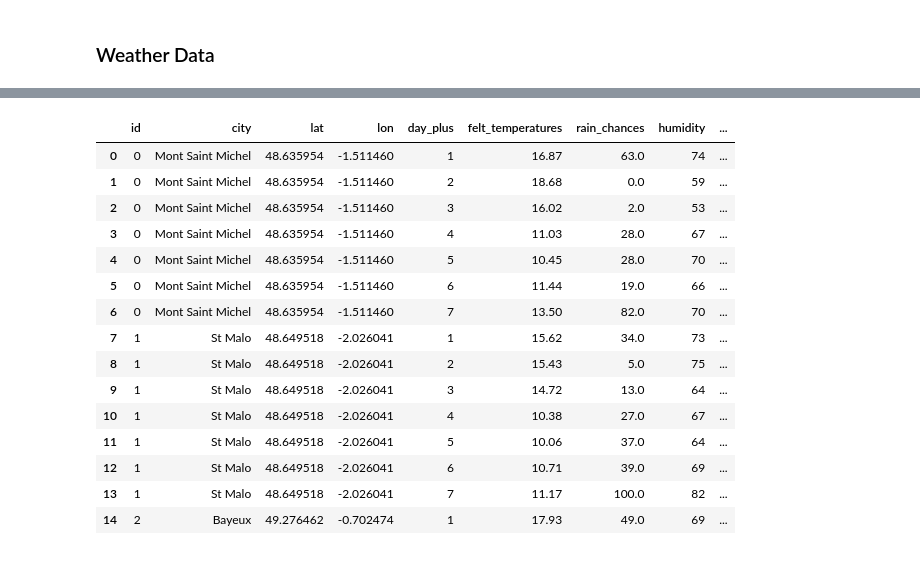
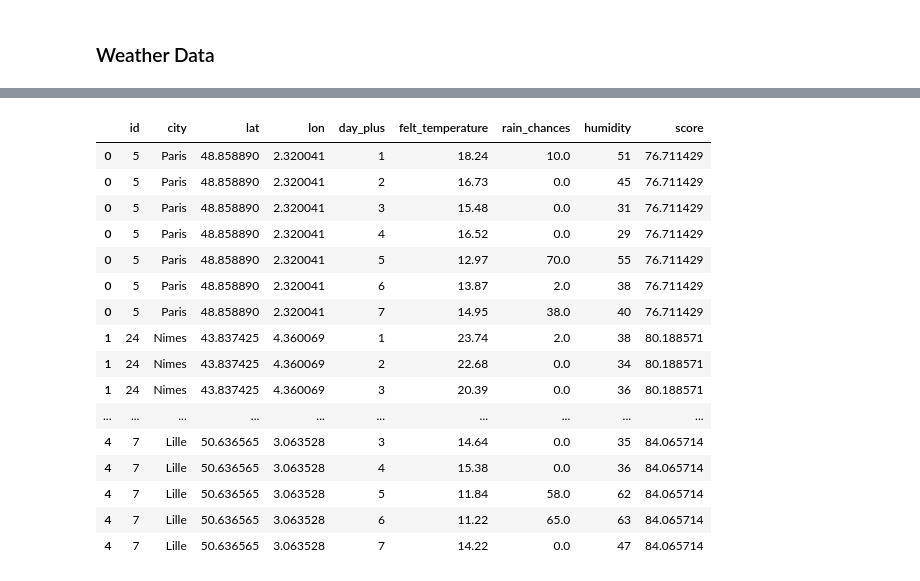
Before and after one commit to GuillaumeArp/Kayak_Project, a Jupyter notebook: kayak.ipynb, the cells around one changed output, grey strips where cells are left out. Drawn from its saved outputs; the diff is of its cells as text; code cells hidden in the pictures.

```diff
--- a/kayak.ipynb
+++ b/kayak.ipynb
@@ -319,3 +318,0 @@ df_full.head(20)
-# %%
-df_full['rain_chances_inverted'] = 100 - df_full['rain_chances']
-df_full.info()
@@ -339,23 +319,33 @@ memory usage: 17.4+ KB
-# %%
-df_full['score'] = df_full.apply(lambda x: ((35 - x['felt_temperatures']) * 2) + x['rain_chances'] + (x['humidity'] / 2), axis=1)
-df_full.head(15)
-# %% [output]
-|  | id | city | lat | lon | day_plus | felt_temperatures | rain_chances | humidity | ... |
-| 0 | 0 | Mont Saint Michel | 48.635954 | -1.511460 | 1 | 16.87 | 63.0 | 74 | ... |
-| 1 | 0 | Mont Saint Michel | 48.635954 | -1.511460 | 2 | 18.68 | 0.0 | 59 | ... |
-| 2 | 0 | Mont Saint Michel | 48.635954 | -1.511460 | 3 | 16.02 | 2.0 | 53 | ... |
-| 3 | 0 | Mont Saint Michel | 48.635954 | -1.511460 | 4 | 11.03 | 28.0 | 67 | ... |
-| 4 | 0 | Mont Saint Michel | 48.635954 | -1.511460 | 5 | 10.45 | 28.0 | 70 | ... |
-| 5 | 0 | Mont Saint Michel | 48.635954 | -1.511460 | 6 | 11.44 | 19.0 | 66 | ... |
-| 6 | 0 | Mont Saint Michel | 48.635954 | -1.511460 | 7 | 13.50 | 82.0 | 70 | ... |
-| 7 | 1 | St Malo | 48.649518 | -2.026041 | 1 | 15.62 | 34.0 | 73 | ... |
-| 8 | 1 | St Malo | 48.649518 | -2.026041 | 2 | 15.43 | 5.0 | 75 | ... |
-| 9 | 1 | St Malo | 48.649518 | -2.026041 | 3 | 14.72 | 13.0 | 64 | ... |
-| 10 | 1 | St Malo | 48.649518 | -2.026041 | 4 | 10.38 | 27.0 | 67 | ... |
-| 11 | 1 | St Malo | 48.649518 | -2.026041 | 5 | 10.06 | 37.0 | 64 | ... |
-| 12 | 1 | St Malo | 48.649518 | -2.026041 | 6 | 10.71 | 39.0 | 69 | ... |
-| 13 | 1 | St Malo | 48.649518 | -2.026041 | 7 | 11.17 | 100.0 | 82 | ... |
-| 14 | 2 | Bayeux | 49.276462 | -0.702474 | 1 | 17.93 | 49.0 | 69 | ... |
+# %%
+def df_map(df):
+
+    df_sorted = df_full.sort_values('score').head()
+    df_sorted.reset_index(inplace=True, drop=True)
+    df_sorted = df_sorted.apply(pd.Series.explode)
+    df_sorted[['lat', 'lon', 'day_plus', 'felt_temperature', 'rain_chances', 'humidity']] = df_sorted[['lat', 'lon', 'day_plus', 'felt_temperature', 'rain_chances', 'humidity']].apply(pd.to_numeric)
+    return df_sorted
+
+df_plotly = df_map(df_full)
+
+df_plotly
+# %% [output]
+|  | id | city | lat | lon | day_plus | felt_temperature | rain_chances | humidity | score |
+| 0 | 5 | Paris | 48.858890 | 2.320041 | 1 | 18.24 | 10.0 | 51 | 76.711429 |
+| 0 | 5 | Paris | 48.858890 | 2.320041 | 2 | 16.73 | 0.0 | 45 | 76.711429 |
+| 0 | 5 | Paris | 48.858890 | 2.320041 | 3 | 15.48 | 0.0 | 31 | 76.711429 |
+| 0 | 5 | Paris | 48.858890 | 2.320041 | 4 | 16.52 | 0.0 | 29 | 76.711429 |
+| 0 | 5 | Paris | 48.858890 | 2.320041 | 5 | 12.97 | 70.0 | 55 | 76.711429 |
+| 0 | 5 | Paris | 48.858890 | 2.320041 | 6 | 13.87 | 2.0 | 38 | 76.711429 |
+| 0 | 5 | Paris | 48.858890 | 2.320041 | 7 | 14.95 | 38.0 | 40 | 76.711429 |
+| 1 | 24 | Nimes | 43.837425 | 4.360069 | 1 | 23.74 | 2.0 | 38 | 80.188571 |
+| 1 | 24 | Nimes | 43.837425 | 4.360069 | 2 | 22.68 | 0.0 | 34 | 80.188571 |
+| 1 | 24 | Nimes | 43.837425 | 4.360069 | 3 | 20.39 | 0.0 | 36 | 80.188571 |
+| ... | ... | ... | ... | ... | ... | ... | ... | ... | ... |
+| 4 | 7 | Lille | 50.636565 | 3.063528 | 3 | 14.64 | 0.0 | 35 | 84.065714 |
+| 4 | 7 | Lille | 50.636565 | 3.063528 | 4 | 15.38 | 0.0 | 36 | 84.065714 |
+| 4 | 7 | Lille | 50.636565 | 3.063528 | 5 | 11.84 | 58.0 | 62 | 84.065714 |
+| 4 | 7 | Lille | 50.636565 | 3.063528 | 6 | 11.22 | 65.0 | 63 | 84.065714 |
+| 4 | 7 | Lille | 50.636565 | 3.063528 | 7 | 14.22 | 0.0 | 47 | 84.065714 |
 # %%
 px.set_mapbox_access_token(open(".mapbox_token").read())
 fig = px.scatter_mapbox(
```
Also changed, not shown: parts of 5 cells of this notebook, 1 other file.
